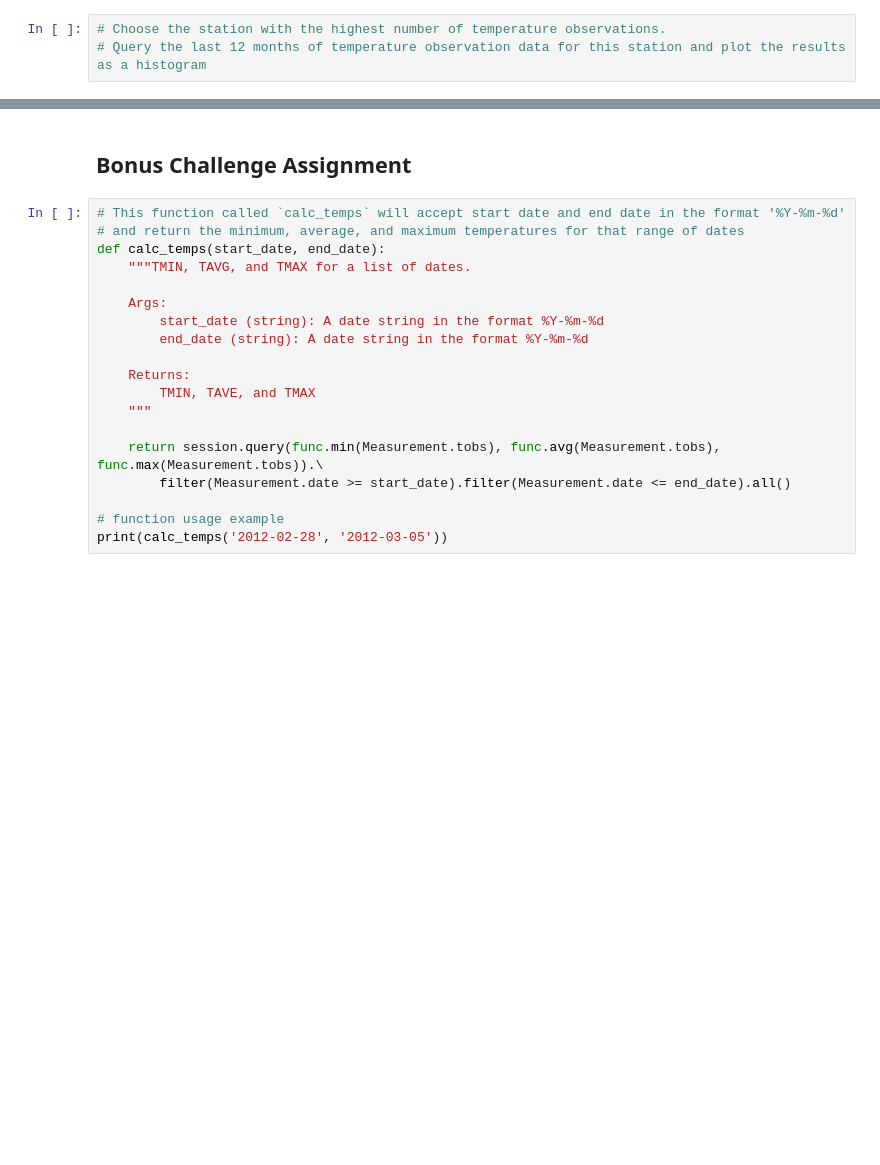
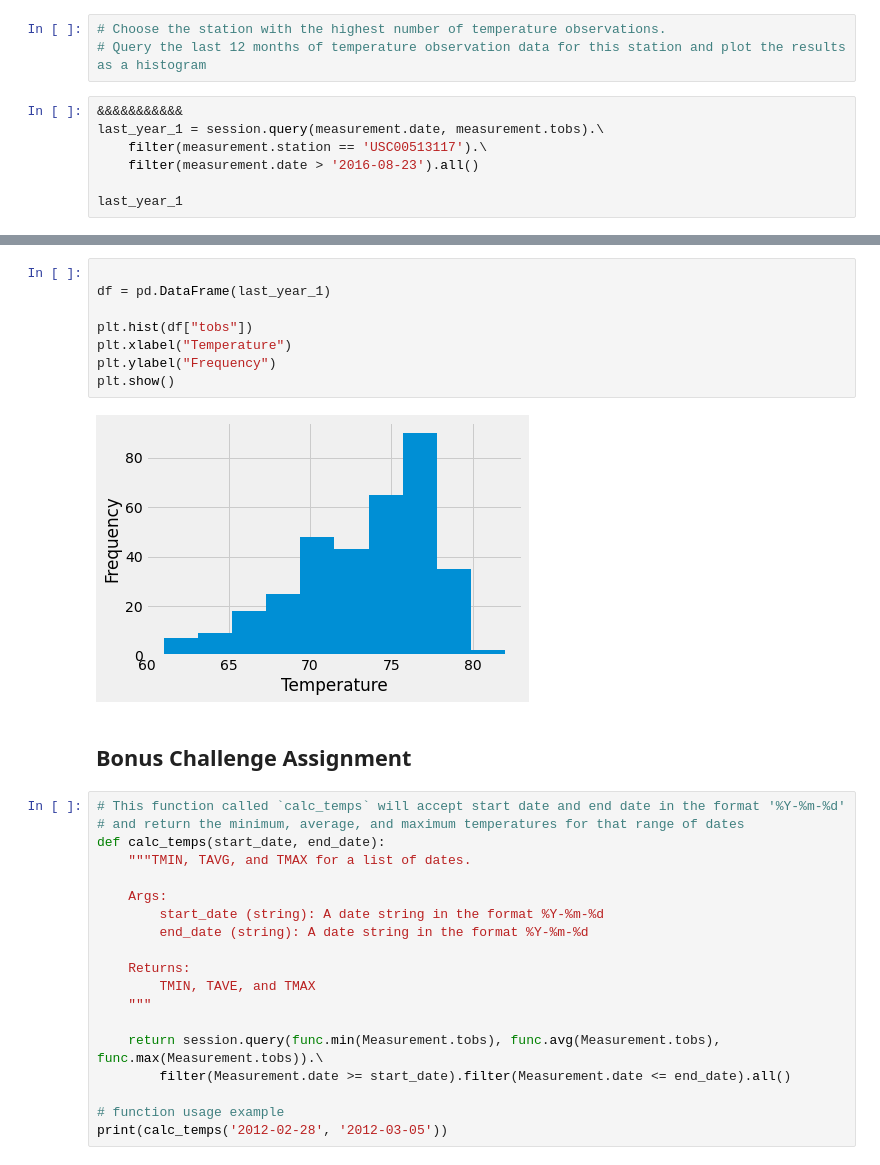
Before and after one commit to newbeadwork/Climate_Analysis_SQLalchemy, a Jupyter notebook: climate_starter.ipynb, the cells around one changed output, grey strips where cells are left out. Saved outputs shown, nothing was run; the diff lists cells and outputs as text; blank space fills up the shorter version.

```diff
--- a/climate_starter.ipynb
+++ b/climate_starter.ipynb
@@ -251,3 +264,10 @@ active_station = session.query(func.count(station.id)).all()
 # %%
 # Choose the station with the highest number of temperature observations.
 # Query the last 12 months of temperature observation data for this station and plot the results as a histogram
+# %%
+&&&&&&&&&&&
+last_year_1 = session.query(measurement.date, measurement.tobs).\
+    filter(measurement.station == 'USC00513117').\
+    filter(measurement.date > '2016-08-23').all()
+
+last_year_1
@@ -254,3 +292,13 @@ active_station = session.query(func.count(station.id)).all()
+# %%
+
+df = pd.DataFrame(last_year_1)
+
+plt.hist(df["tobs"])
+plt.xlabel("Temperature")
+plt.ylabel("Frequency")
+plt.show()
+# %% [output]
+[figure, added]
 # %% [markdown]
 ## Bonus Challenge Assignment
 # %%
```
Also changed, not shown: parts of 22 cells of this notebook.
